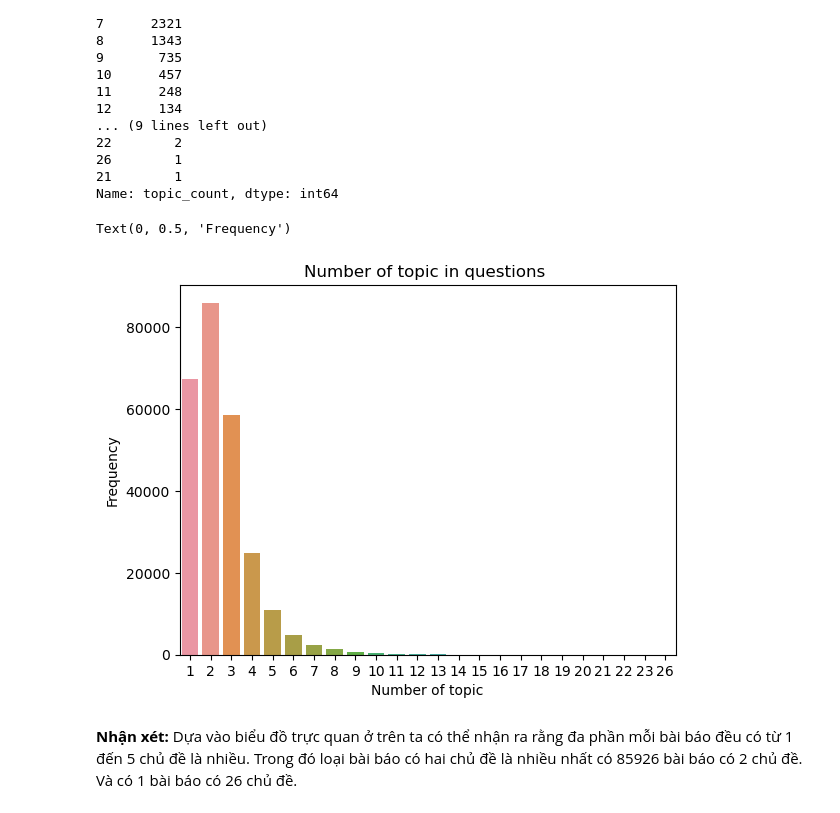
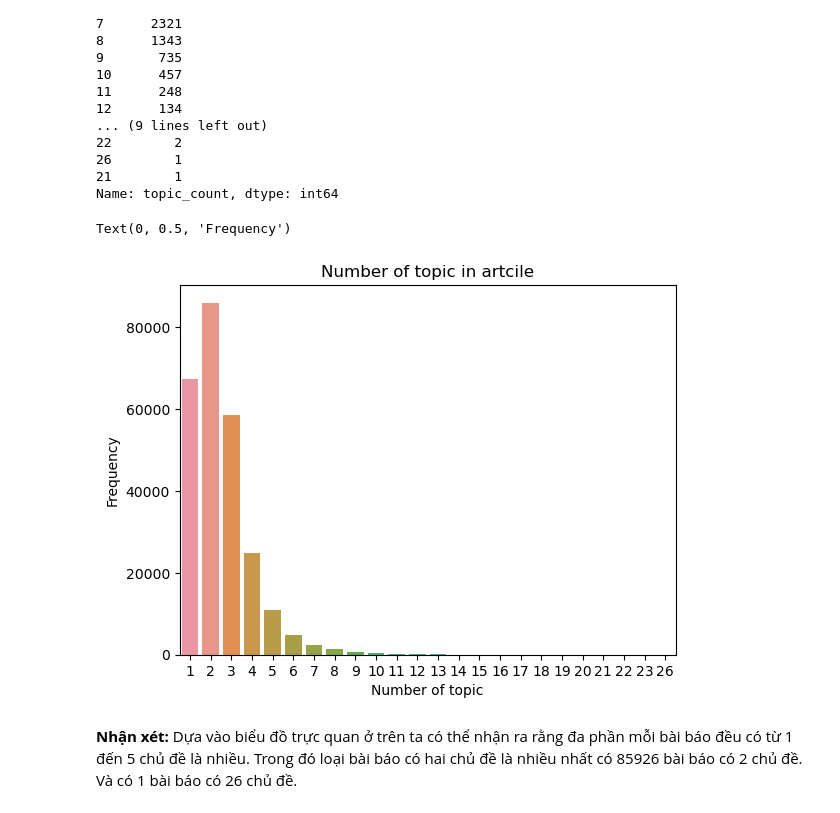
Before and after one commit to LeHongTien/Final_Project_NMKHDL, a Jupyter notebook: Exploring.ipynb, the cells around one changed output. Saved outputs shown, nothing was run; the diff lists cells and outputs as text; code cells hidden in the pictures.

```diff
--- a/Exploring.ipynb
+++ b/Exploring.ipynb
@@ -380,12 +367,12 @@ raw_df["topic_count"].value_counts()
 Name: topic_count, dtype: int64
 # %%
 sns.countplot(raw_df["topic_count"])
-plt.title("Number of topic in questions ")
+plt.title("Number of topic in artcile")
 plt.xlabel("Number of topic")
 plt.ylabel("Frequency")
 # %% [output]
 Text(0, 0.5, 'Frequency')
-[figure, old version]
+[figure, new version]
 # %% [markdown]
 **Nhận xét:**
 Dựa vào biểu đồ trực quan ở trên ta có thể nhận ra rằng đa phần mỗi bài báo đều có từ 1 đến 5 chủ đề là nhiều. Trong đó loại bài báo có hai chủ đề là nhiều nhất có 85926 bài báo có 2 chủ đề. Và có 1 bài báo có 26 chủ đề.
```
Also changed, not shown: parts of 2 cells of this notebook.
